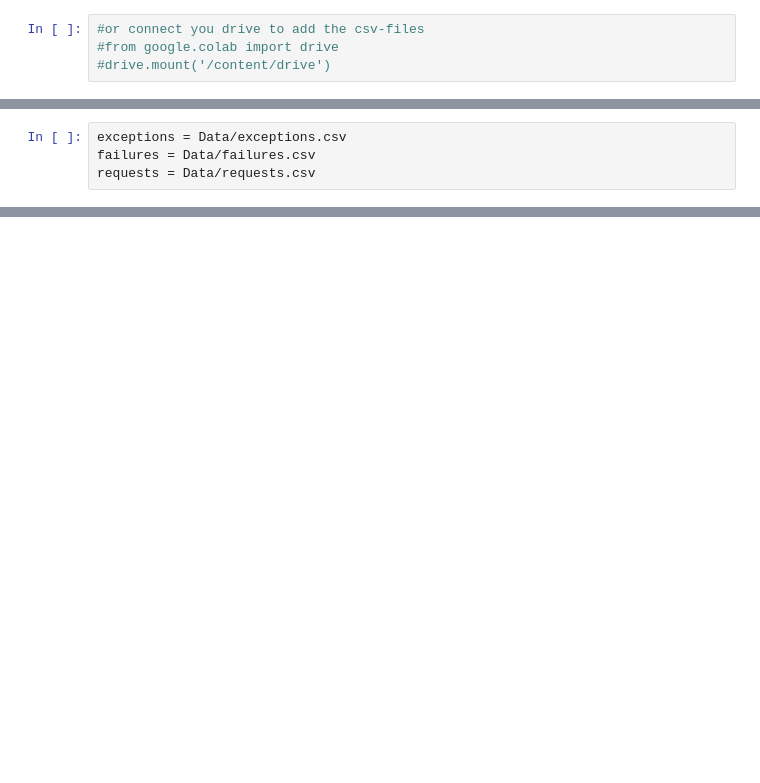
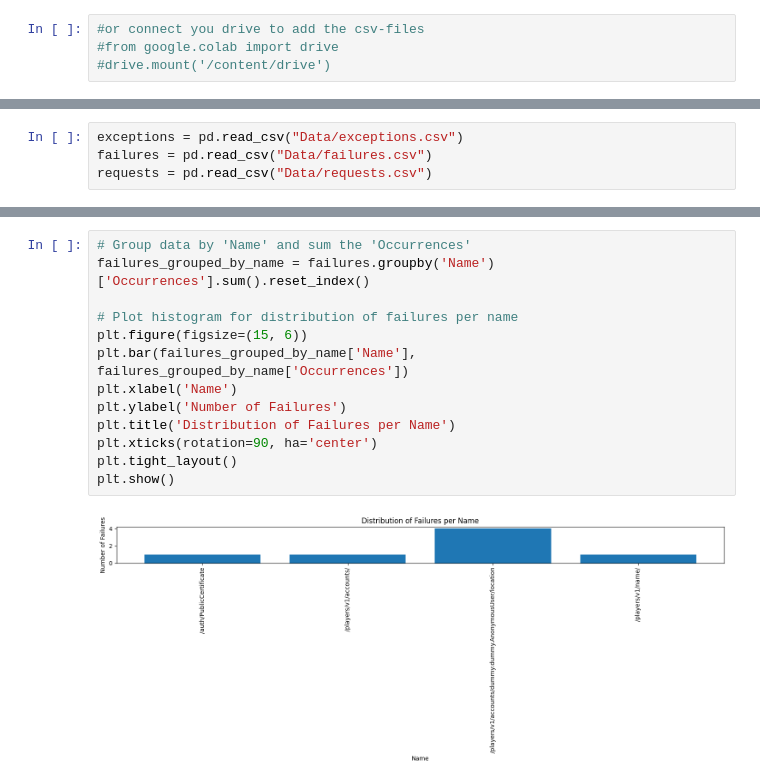
Before and after one commit to louisloechel/CNAEvaluation, a Jupyter notebook: CNAE_Evaluation.ipynb, the cells around one changed output, grey strips where cells are left out. Drawn from its saved outputs; the diff is of its cells as text; blank space fills up the shorter version.

```diff
--- a/CNAE_Evaluation.ipynb
+++ b/CNAE_Evaluation.ipynb
@@ -27,4 +60,4 @@ Reference locally
 # %%
-exceptions = Data/exceptions.csv
-failures = Data/failures.csv
-requests = Data/requests.csv
+exceptions = pd.read_csv("Data/exceptions.csv")
+failures = pd.read_csv("Data/failures.csv")
+requests = pd.read_csv("Data/requests.csv")
@@ -62,0 +67,15 @@ p, edges = np.histogram(failures.csv)
+# %%
+# Group data by 'Name' and sum the 'Occurrences'
+failures_grouped_by_name = failures.groupby('Name')['Occurrences'].sum().reset_index()
+
+# Plot histogram for distribution of failures per name
+plt.figure(figsize=(15, 6))
+plt.bar(failures_grouped_by_name['Name'], failures_grouped_by_name['Occurrences'])
+plt.xlabel('Name')
+plt.ylabel('Number of Failures')
+plt.title('Distribution of Failures per Name')
+plt.xticks(rotation=90, ha='center')
+plt.tight_layout()
+plt.show()
+# %% [output]
+[figure, added]
```
Also changed, not shown: parts of 18 cells of this notebook.
